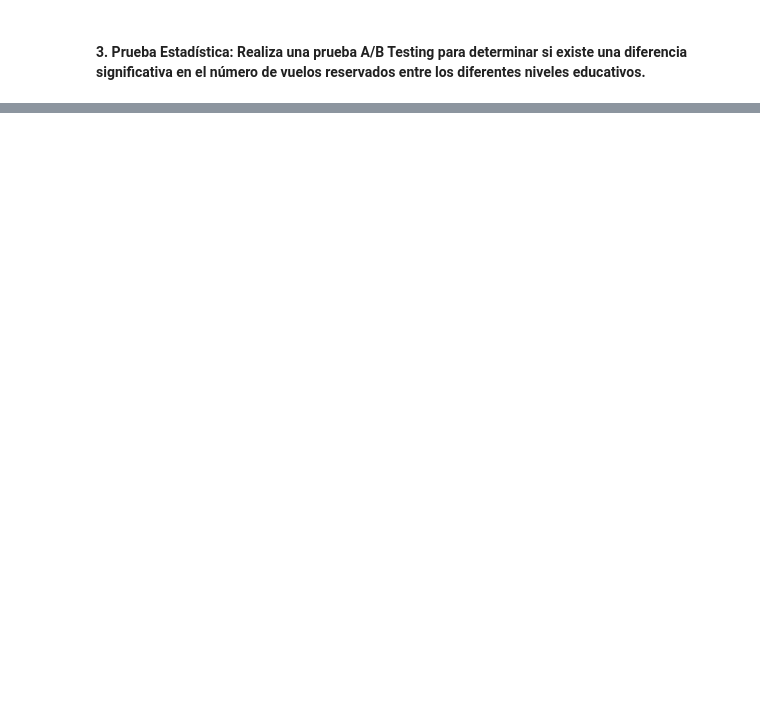
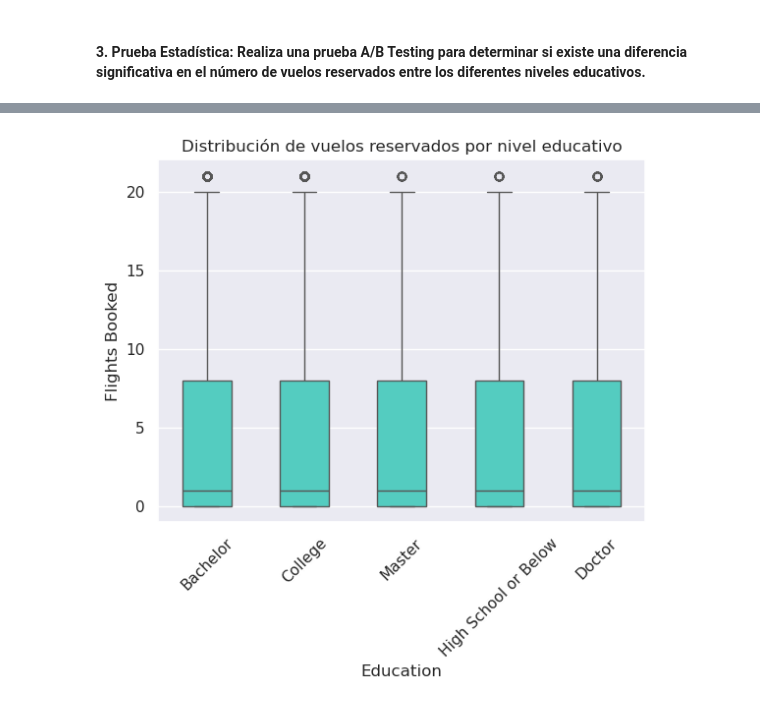
Before and after one commit to Adalab/bda-modulo-3-evaluacion-final-elenacrami, a Jupyter notebook: soluciones_examen_mod3.ipynb, the cells around one changed output, grey strips where cells are left out. Cells and saved outputs as stored; diff of their text form; code cells hidden in the pictures; blank space fills up the shorter version.

```diff
--- a/soluciones_examen_mod3.ipynb
+++ b/soluciones_examen_mod3.ipynb
@@ -1054,0 +1133,15 @@ est_desc_education
+# %%
+# Creamos un boxplot para cada nivel educativo para
+# comparar las distribuciones y  comprobar la presencia de outliers
+sns.boxplot(x='Education', y='Flights Booked',
+            data=df_abtesting,
+            width = 0.5,
+            color = "turquoise")
+
+plt.xticks(rotation = 45)
+
+plt.title('Distribución de vuelos reservados por nivel educativo')
+
+plt.show()
+# %% [output]
+[figure, added]
```
Also changed, not shown: parts of 19 cells of this notebook.
